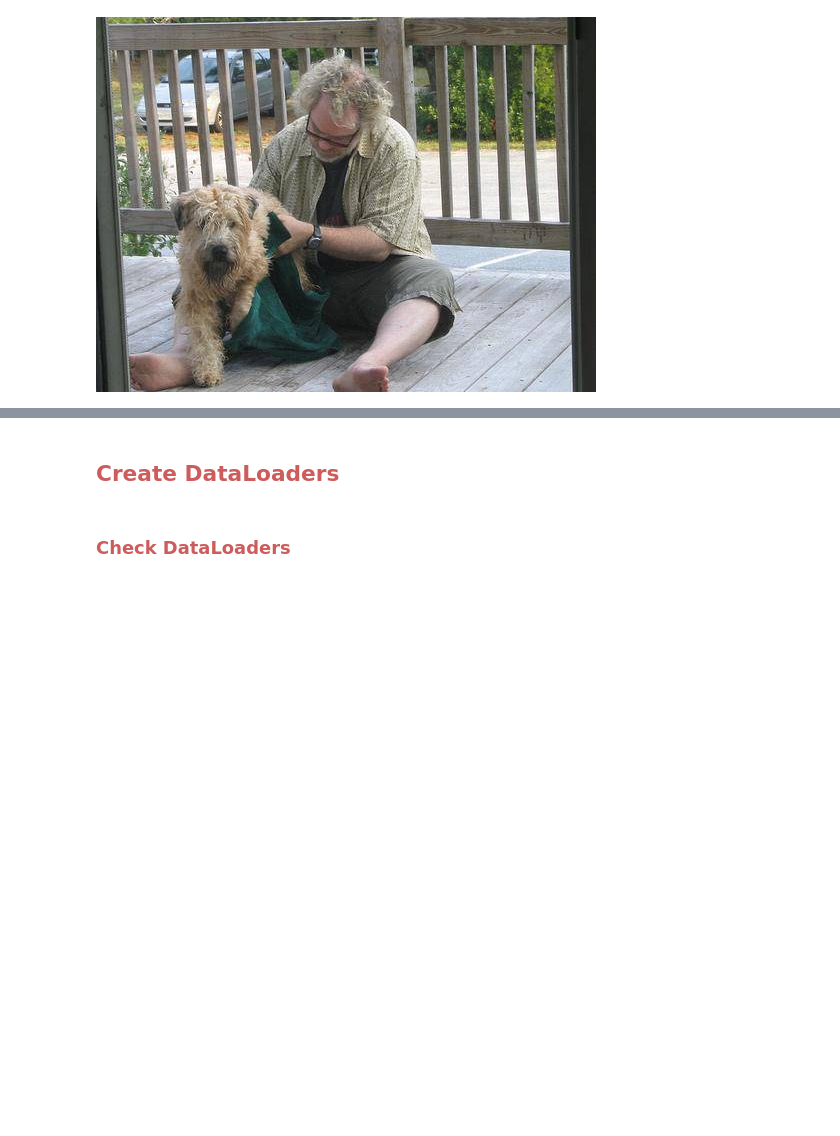
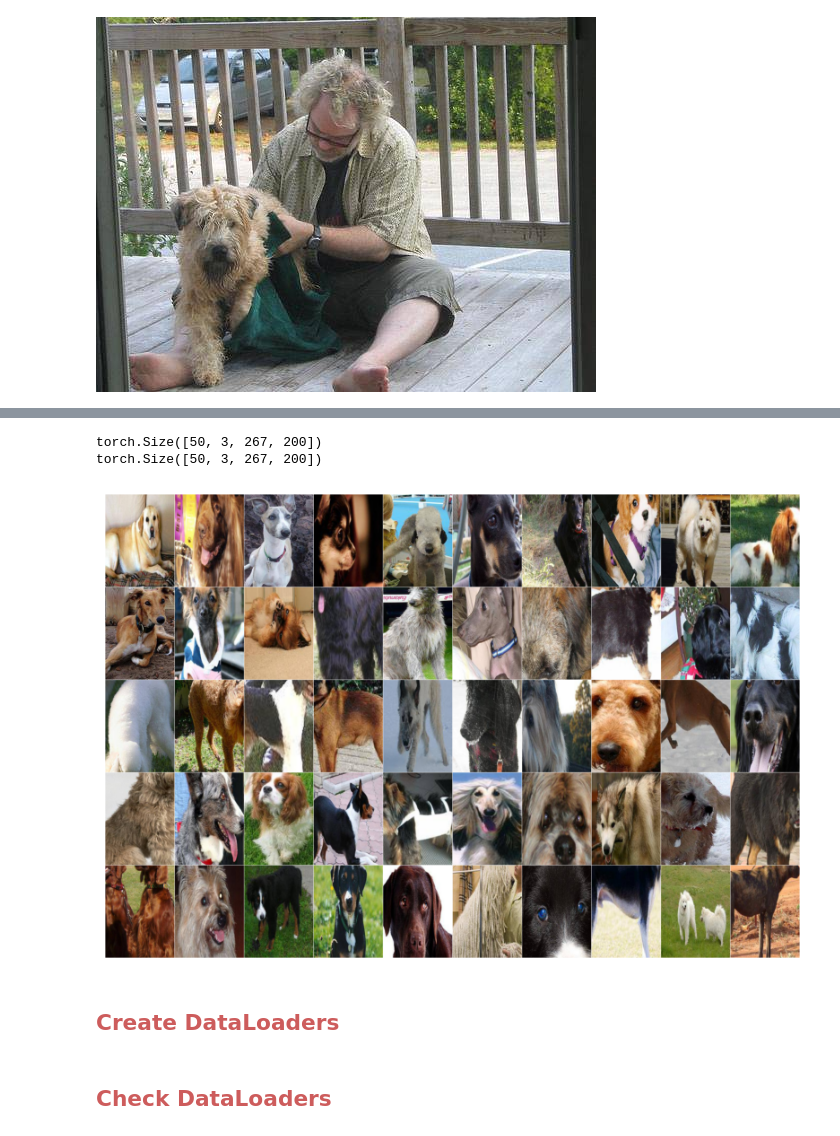
Before and after one commit to harikrishnad1997/BUAN_6382_Applied_DeepLearning, a Jupyter notebook: Class/Class - 3/4_ImageDatasets_DataLaoders.ipynb, the cells around one changed output, grey strips where cells are left out. Cells and saved outputs as stored; diff of their text form; code cells hidden in the pictures; blank space fills up the shorter version.

```diff
--- a/Class/Class - 3/4_ImageDatasets_DataLaoders.ipynb
+++ b/Class/Class - 3/4_ImageDatasets_DataLaoders.ipynb
@@ -440,5 +587,2 @@ d = FastDownload(base=base_folder, archive='archive', data='datasets')
 # %%
-image_files_path = d.extract(base_folder/'archive/dog-breed-identification.zip')
+image_files_path = d.extract(data_folder/'archive/dog-breed-identification.zip')
-# %%
-image_files_path = base_folder/'datasets/dog-breed-identification'
-image_files_path
@@ -569,8 +752,10 @@ from torchvision import transforms
 data_transforms = {
     "train": transforms.Compose(
         [
-            transforms.Resize(640),
-            transforms.RandomCrop((427, 427)),
+            # Resize the shorter side of the image to (500, 375) pixels
+            transforms.Resize((500, 375)),
+            # Perform a random crop to obtain a 267x200 image
+            transforms.RandomCrop((267, 200)),
             transforms.ToTensor(),
             # normalize images to [-1, 1] range
             transforms.Normalize((0.5,), (0.5,)),
@@ -578,8 +763,8 @@ data_transforms = {
     ),
     "test": transforms.Compose(
         [
-            transforms.Resize(640),
-            transforms.CenterCrop((427, 427)),
+            transforms.Resize((500, 375)),
+            transforms.CenterCrop((267, 200)),
             transforms.ToTensor(),
             # normalize images to [-1, 1] range
             transforms.Normalize((0.5,), (0.5,)),
@@ -673,6 +868,4 @@ validset[0][0]
 # %%
-from torch.utils.data import Dataset
-
 class TransformedSubset(Dataset):
     """
     A Dataset wrapper that applies a transform to a subset of a dataset.
@@ -698,12 +891,9 @@ class TransformedSubset(Dataset):
         """
         # Retrieve original data
         x, y = self.subset[index]
+        if self.transform:
+            x = self.transform(x)
+        return x, y
 
     def __len__(self):
-        # Return the length of the transformed dataset
         return len(self.subset)
-
-
-
-trainset_transformed = TransformedSubset(trainset, data_transforms['train'])
-validset_transformed = TransformedSubset(validset, data_transforms['test'])
@@ -714,3 +1021,24 @@ validset_transformed[0]
+# %%
+# Generate random indices to select a subset of 50 images from the training set.
+samples = torch.randperm(len(validset))[:50]
+
+# Use the generated indices to select images.
+# Stack the selected images and permute dimensions for display.
+# Note: `.permute(1,0,2,3)` rearranges the tensor dimensions for grid plotting.
+images_list = [validset_transformed[i][0] for i in samples]
+images_selected = torch.stack(images_list)
+print(images_selected.shape)
+
+
+# Print the shape of the selected images tensor to validate its dimensions.
+print(images_selected.shape)
+
+# Display the selected images using the custom 'show_images' function.
+show_images(images_selected)
+# %% [output]
+torch.Size([50, 3, 267, 200])
+torch.Size([50, 3, 267, 200])
+[figure, added]
 # %% [markdown]
 ## <Font color = 'indianred'>**Create DataLoaders**
 # %%
@@ -718,7 +1046,7 @@ train_loader = torch.utils.data.DataLoader(trainset_transformed, batch_size=256,
 valid_loader = torch.utils.data.DataLoader(validset_transformed, batch_size=256, shuffle=False)
 test_loader = torch.utils.data.DataLoader(testset, batch_size=256, shuffle=False)
 # %% [markdown]
-### <Font color = 'indianred'>**Check DataLoaders**
+## <Font color = 'indianred'>**Check DataLoaders**
 # %%
 def check_loader(loader):
     """
```
Also changed, not shown: parts of 87 cells of this notebook, 14 other files.
